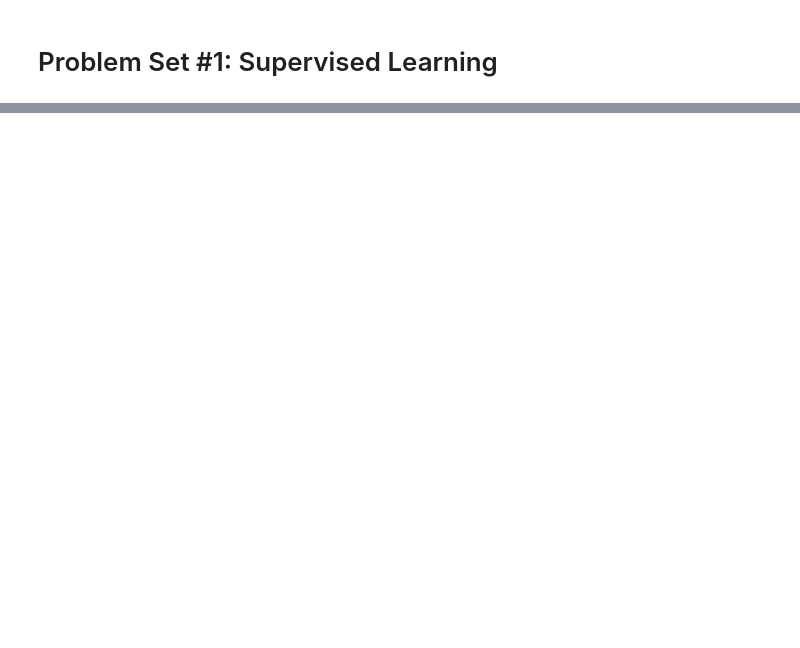
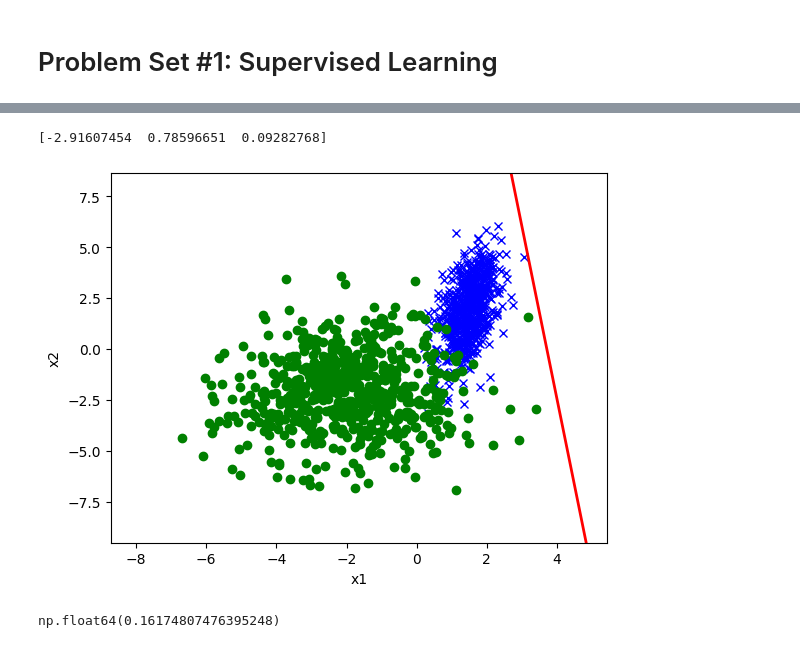
Before and after one commit to hzzhughes/cs229_notes, a Jupyter notebook: stanford-notes/problem-sets/PS1/my_solution.ipynb, the cells around one changed output, grey strips where cells are left out. Drawn from its saved outputs; the diff is of its cells as text; code cells hidden in the pictures; blank space fills up the shorter version.

```diff
--- a/stanford-notes/problem-sets/PS1/my_solution.ipynb
+++ b/stanford-notes/problem-sets/PS1/my_solution.ipynb
@@ -48,0 +101,14 @@ Through which we are able to gain the MLE of this problem under n=1
+# %%
+train_path='data/ds2_train.csv'
+x_train, y_train = util.load_dataset(train_path, add_intercept=True)
+
+x=np.linspace(0,7)
+clf_0=LogisticRegression()
+clf_0.fit(x_train,y_train)
+theta=clf_0.theta
+y0=-(x*theta[1]+theta[0])/theta[2]
+
+clf_1=GDA()
+clf_1.fit(x_train[:,1:],y_train)
+theta=clf_1.theta
+y1=-(x*theta[1]+theta[0])/theta[2]
@@ -48,0 +196,15 @@ Through which we are able to gain the MLE of this problem under n=1
+# %%
+train_path='data/ds3_train.csv'
+test_path='data/ds3_test.csv'
+pred_path='data/ds3_pred_c.csv'
+
+x_train,t_train=util.load_dataset(train_path,label_col='t',add_intercept=True)
+x_test,t_test=util.load_dataset(test_path,label_col='t',add_intercept=True)
+clf_c=LogisticRegression()
+clf_c.fit(x_train,t_train)
+print(clf_c.theta)
+
+t_hat=clf_c.predict(x_test)
+np.savetxt(pred_path,t_hat)
+theta_c=clf_c.theta
+util.plot(x_train,t_train,theta_c)
@@ -48,0 +214,26 @@ Through which we are able to gain the MLE of this problem under n=1
+# %%
+pred_path='data/ds3_pred_d.csv'
+
+x_train,y_train=util.load_dataset(train_path,add_intercept=True)
+x_test,y_test=util.load_dataset(test_path,add_intercept=True)
+clf_d=LogisticRegression()
+clf_d.fit(x_train,y_train)
+print(clf_d.theta)
+
+t_hat=clf_d.predict(x_test)
+np.savetxt(pred_path,t_hat)
+theta_d=clf_d.theta
+util.plot(x_train,t_train,theta_d)
+# %% [output]
+[-2.91607454  0.78596651  0.09282768]
+[figure, added]
+# %%
+valid_path='data/ds3_valid.csv'
+x_valid,y_valid=util.load_dataset(valid_path,add_intercept=True)
+clf_e=LogisticRegression()
+clf_e.fit(x_valid,y_valid)
+v_plus=x_valid[y_valid==1]
+alpha=clf_e.predict(v_plus).mean()
+alpha
+# %% [output]
+np.float64(0.16174807476395248)
```
Also changed, not shown: parts of 43 cells of this notebook, 8 other files.
